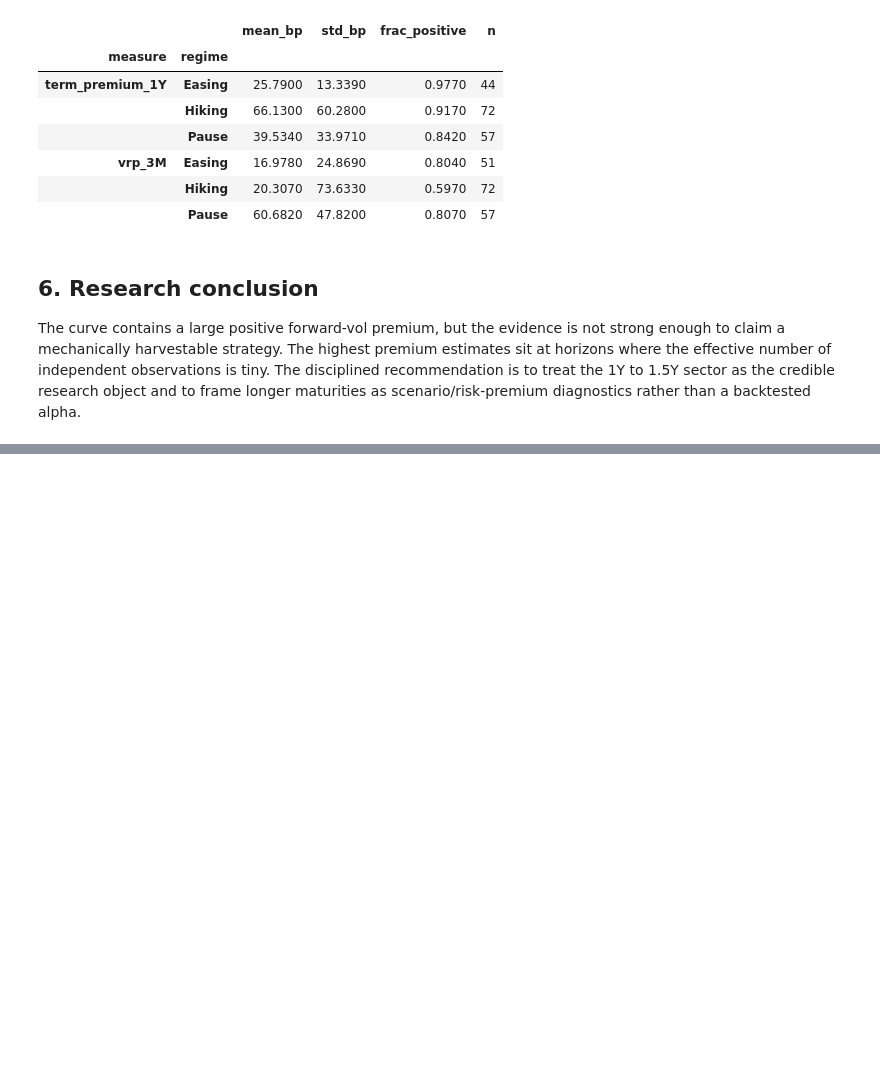
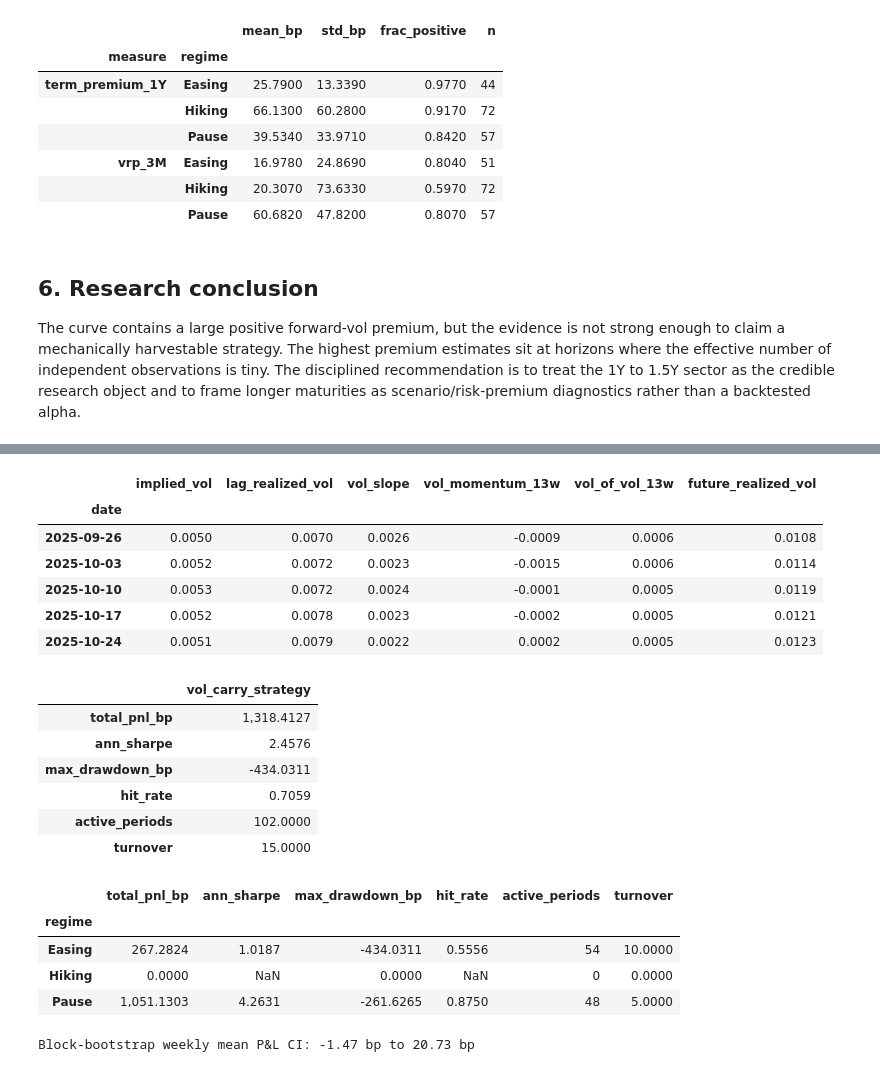
Before and after one commit to dhruvk1432/SOFR-Cap-Forward-Volatility, a Jupyter notebook: SOFR_Cap_Forward_Volatility.ipynb, the cells around one changed output, grey strips where cells are left out. Cells and saved outputs as stored; diff of their text form; code cells hidden in the pictures; blank space fills up the shorter version.

```diff
--- a/SOFR_Cap_Forward_Volatility.ipynb
+++ b/SOFR_Cap_Forward_Volatility.ipynb
@@ -364,0 +369,73 @@ scenario/risk-premium diagnostics rather than a backtested alpha.
+# %%
+from sofr_forward_vol import (
+    VolCarryConfig,
+    block_bootstrap_mean_ci,
+    build_vol_carry_frame,
+    expanding_ridge_forecast,
+    regime_performance,
+    strategy_performance,
+    volatility_carry_backtest,
+)
+
+vol_strategy_config = VolCarryConfig(
+    tenor=0.50,
+    realized_window_days=63,
+    min_train_weeks=52,
+    threshold_bp=8.0,
+    transaction_cost_bp=2.0,
+    risk_target_bp=35.0,
+    max_abs_position=1.0,
+)
+feature_cols = [
+    "implied_vol",
+    "lag_realized_vol",
+    "vol_slope",
+    "vol_momentum_13w",
+    "vol_of_vol_13w",
+]
+
+strategy_frame = build_vol_carry_frame(
+    normal_panel,
+    data.sofr_daily,
+    tenor=vol_strategy_config.tenor,
+    realized_window_days=vol_strategy_config.realized_window_days,
+)
+strategy_predictions = expanding_ridge_forecast(
+    strategy_frame,
+    feature_cols,
+    min_train=vol_strategy_config.min_train_weeks,
+)
+vol_strategy_bt = volatility_carry_backtest(
+    strategy_frame,
+    strategy_predictions,
+    vol_strategy_config,
+)
+
+strategy_stats = pd.Series(strategy_performance(vol_strategy_bt), name="vol_carry_strategy")
+bootstrap_ci = block_bootstrap_mean_ci(vol_strategy_bt["net_pnl_bp"], n_boot=1000)
+
+display(strategy_frame[feature_cols + ["future_realized_vol"]].tail())
+display(strategy_stats.to_frame())
+display(regime_performance(vol_strategy_bt).round(4))
+print(f"Block-bootstrap weekly mean P&L CI: {bootstrap_ci[0]:.2f} bp to {bootstrap_ci[1]:.2f} bp")
+# %% [output]
+|  | implied_vol | lag_realized_vol | vol_slope | vol_momentum_13w | vol_of_vol_13w | future_realized_vol |
+| date |  |  |  |  |  |  |
+| 2025-09-26 | 0.0050 | 0.0070 | 0.0026 | -0.0009 | 0.0006 | 0.0108 |
+| 2025-10-03 | 0.0052 | 0.0072 | 0.0023 | -0.0015 | 0.0006 | 0.0114 |
+| 2025-10-10 | 0.0053 | 0.0072 | 0.0024 | -0.0001 | 0.0005 | 0.0119 |
+| 2025-10-17 | 0.0052 | 0.0078 | 0.0023 | -0.0002 | 0.0005 | 0.0121 |
+| 2025-10-24 | 0.0051 | 0.0079 | 0.0022 | 0.0002 | 0.0005 | 0.0123 |
+|  | vol_carry_strategy |
+| total_pnl_bp | 1,318.4127 |
+| ann_sharpe | 2.4576 |
+| max_drawdown_bp | -434.0311 |
+| hit_rate | 0.7059 |
+| active_periods | 102.0000 |
+| turnover | 15.0000 |
+|  | total_pnl_bp | ann_sharpe | max_drawdown_bp | hit_rate | active_periods | turnover |
+| regime |  |  |  |  |  |  |
+| Easing | 267.2824 | 1.0187 | -434.0311 | 0.5556 | 54 | 10.0000 |
+| Hiking | 0.0000 | NaN | 0.0000 | NaN | 0 | 0.0000 |
+| Pause | 1,051.1303 | 4.2631 | -261.6265 | 0.8750 | 48 | 5.0000 |
+Block-bootstrap weekly mean P&L CI: -1.47 bp to 20.73 bp
```
Also changed, not shown: parts of 3 cells of this notebook, 10 other files.
